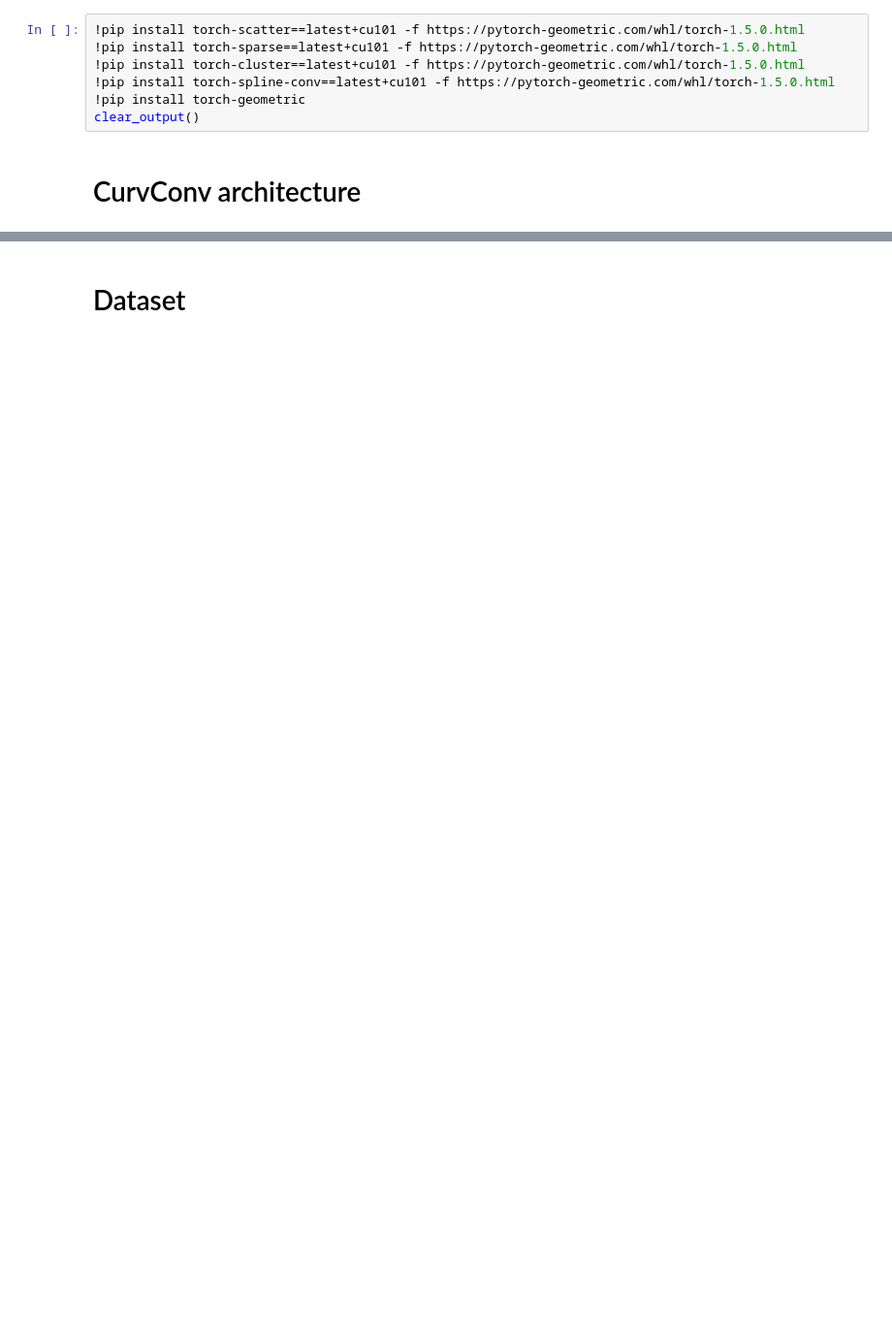
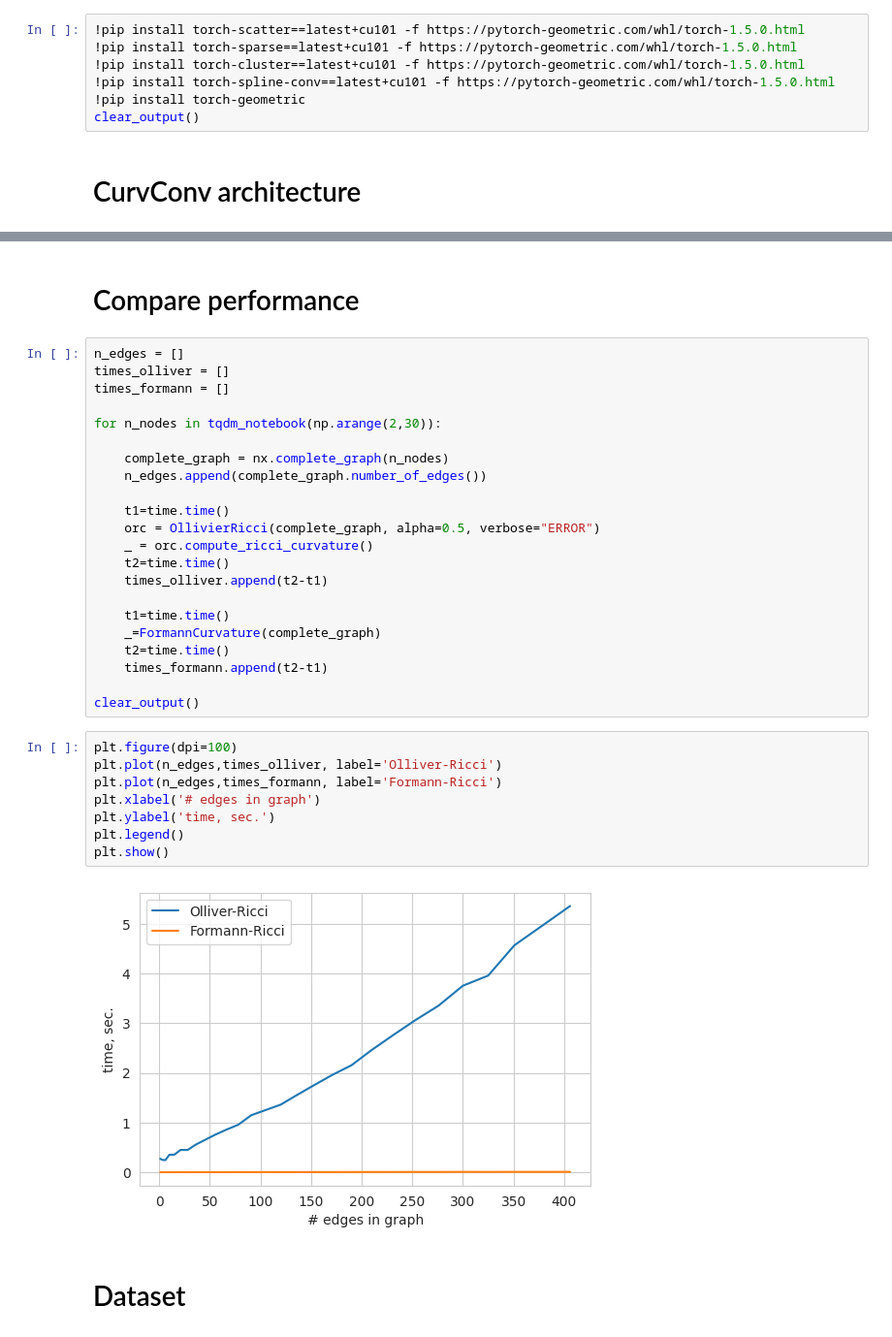
Before and after one commit to blufzzz/Discrete-Curvature-Graph-Classification, a Jupyter notebook: main.ipynb, the cells around one changed output, grey strips where cells are left out. Shown at 97% size. Drawn from its saved outputs; the diff is of its cells as text; blank space fills up the shorter version.

```diff
--- a/main.ipynb
+++ b/main.ipynb
@@ -109,2 +158,36 @@ class Net(torch.nn.Module):
+# %% [markdown]
+# Compare performance
+# %%
+n_edges = []
+times_olliver = []
+times_formann = []
+
+for n_nodes in tqdm_notebook(np.arange(2,30)):
+
+    complete_graph = nx.complete_graph(n_nodes)
+    n_edges.append(complete_graph.number_of_edges())
+
+    t1=time.time()
+    orc = OllivierRicci(complete_graph, alpha=0.5, verbose="ERROR")
+    _ = orc.compute_ricci_curvature()
+    t2=time.time()
+    times_olliver.append(t2-t1)
+
+    t1=time.time()
+    _=FormannCurvature(complete_graph)
+    t2=time.time()
+    times_formann.append(t2-t1)
+
+clear_output()
+# %%
+plt.figure(dpi=100)
+plt.plot(n_edges,times_olliver, label='Olliver-Ricci')
+plt.plot(n_edges,times_formann, label='Formann-Ricci')
+plt.xlabel('# edges in graph')
+plt.ylabel('time, sec.')
+plt.legend()
+plt.show()
+# %% [output]
+[figure, added]
 # %% [markdown]
 # Dataset
```
Also changed, not shown: parts of 18 cells of this notebook.
